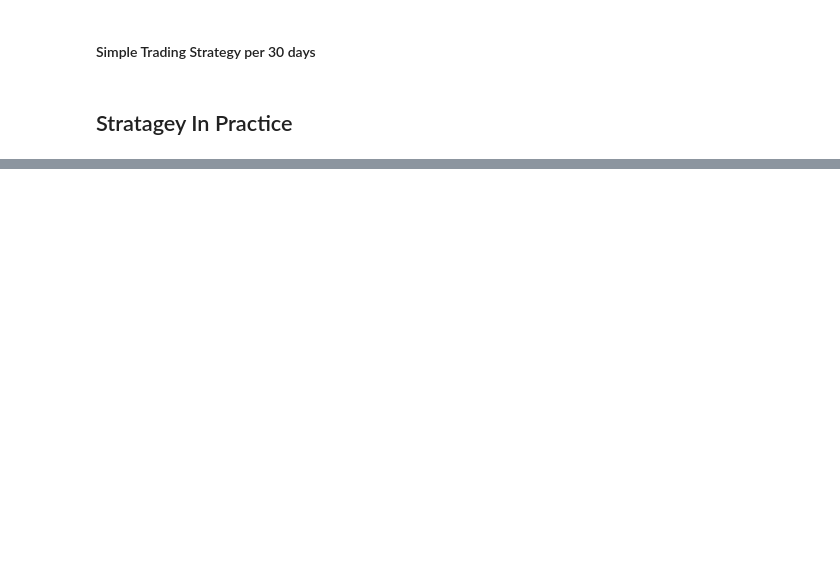
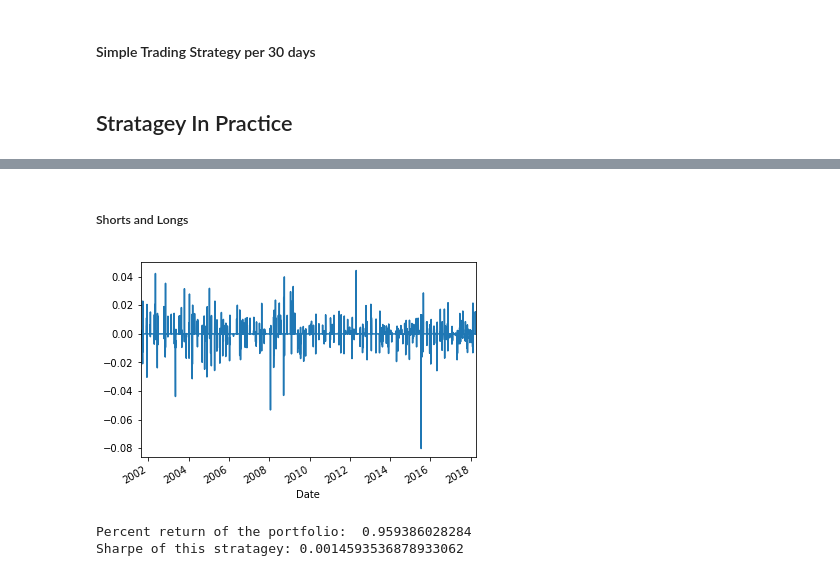
Before and after one commit to Pratheek-RM/Data-Sci-Projects, a Jupyter notebook: trading_1.ipynb, the cells around one changed output, grey strips where cells are left out. Saved outputs shown, nothing was run; the diff lists cells and outputs as text; code cells hidden in the pictures; blank space fills up the shorter version.

```diff
--- a/trading_1.ipynb
+++ b/trading_1.ipynb
@@ -24,10 +24,11 @@ class Stock(object):
         self.percentage = 0.0
 
     def set_portfolio_percentage(self, val):
-        if val > 100.0 or val < 0.0:
-            print("Invalid value. A stock can only occupy between 0 - 100 percent of a portfolio")
-        else:
-            self.percentage = val/100.0
+        self.percentage = val/100.0
+#         if val > 100.0 or val < 0.0:
+#             print("Invalid value. A stock can only occupy between 0 - 100 percent of a portfolio")
+#         else:
+#             self.percentage = val/100.0\
 # %%
 class Portfolio(object):
     stocks = list()
@@ -173,0 +178,55 @@ Name: Returns, Length: 4179, dtype: float64
+# %% [markdown]
+##### Shorts and Longs
+# %%
+aaplRollingStat = aaplRollingStat.reset_index()
+
+aaplRollingStat["Buy Day"] = aaplRollingStat.apply(lambda row: 1 if row["Adj. Close"] < row["Lower Band"] else 0, axis=1)
+aaplRollingStat["Sell Day"] = aaplRollingStat.apply(lambda row: 1 if row["Adj. Close"] > row["Upper Band"] else 0, axis=1)
+
+
+aaplRollingStat = aaplRollingStat.set_index("Date")
+
+
+return_aapl = pd.DataFrame()
+return_aapl["Position"] = aaplRollingStat["Buy Day"] + (-1*aaplRollingStat["Sell Day"])
+return_aapl["Adj. Close"] = aaplRollingStat["Adj. Close"]
+
+return_aapl["Returns"] = aaplReturn *  return_aapl["Position"]
+return_aapl["Returns"] = return_aapl["Returns"].dropna()
+
+googRollingStat = googRollingStat.reset_index()
+
+googRollingStat["Buy Day"] = googRollingStat.apply(lambda row: 1 if row["Adj. Close"] < row["Lower Band"] else 0, axis=1)
+googRollingStat["Sell Day"] = googRollingStat.apply(lambda row: 1 if row["Adj. Close"] > row["Upper Band"] else 0, axis=1)
+
+
+googRollingStat = googRollingStat.set_index("Date")
+
+
+return_goog = pd.DataFrame()
+return_goog["Position"] =googRollingStat["Buy Day"] + (-1*googRollingStat["Sell Day"])
+return_goog["Adj. Close"] = googRollingStat["Adj. Close"]
+
+return_goog["Returns"] = googReturn *  return_goog["Position"]
+return_goog["Returns"] = return_goog["Returns"].dropna()
+
+#Done to match aapl's data
+return_goog = return_goog.reindex(return_aapl.index)
+return_goog["Returns"] = return_goog["Returns"].replace(np.nan, 0)
+return_goog["Returns"][-1] = np.nan
+
+returns = (return_aapl["Returns"]*aapl.percentage) + (return_goog["Returns"]*goog.percentage)
+ret_plt =  returns.plot()
+plt.show()
+
+list_of_returns = list()
+list_of_returns.append(((1+return_aapl["Returns"]).dropna()).cumprod()[-1])
+list_of_returns.append(((1+return_goog["Returns"]).dropna()).cumprod()[-1])
+print("Percent return of the portfolio: ", sum(list_of_returns)/len(list_of_returns))
+
+ret_sharpe = returns.mean()/returns.std()
+print("Sharpe of this stratagey:", ret_sharpe)
+# %% [output]
+[figure, added]
+Percent return of the portfolio:  0.959386028284
+Sharpe of this stratagey: 0.0014593536878933062
```
Also changed, not shown: parts of 6 cells of this notebook, 4 other files.
